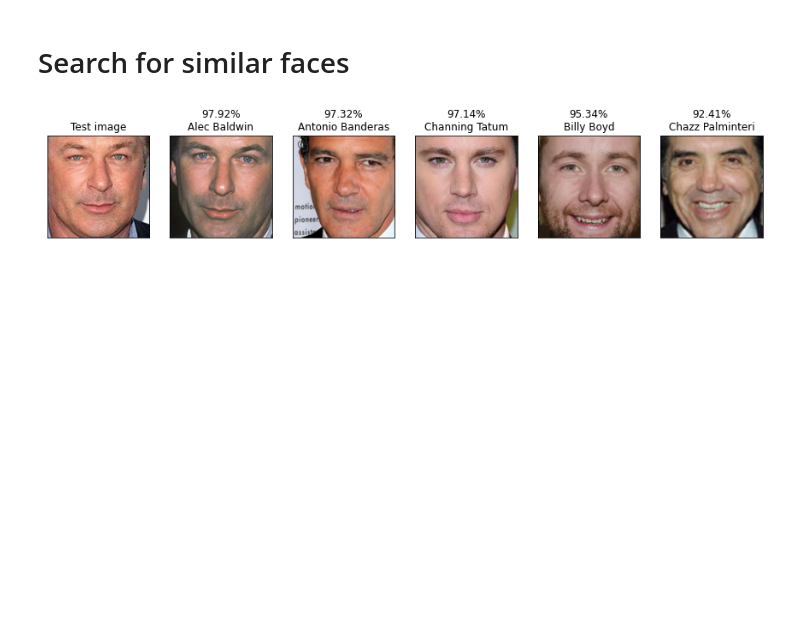
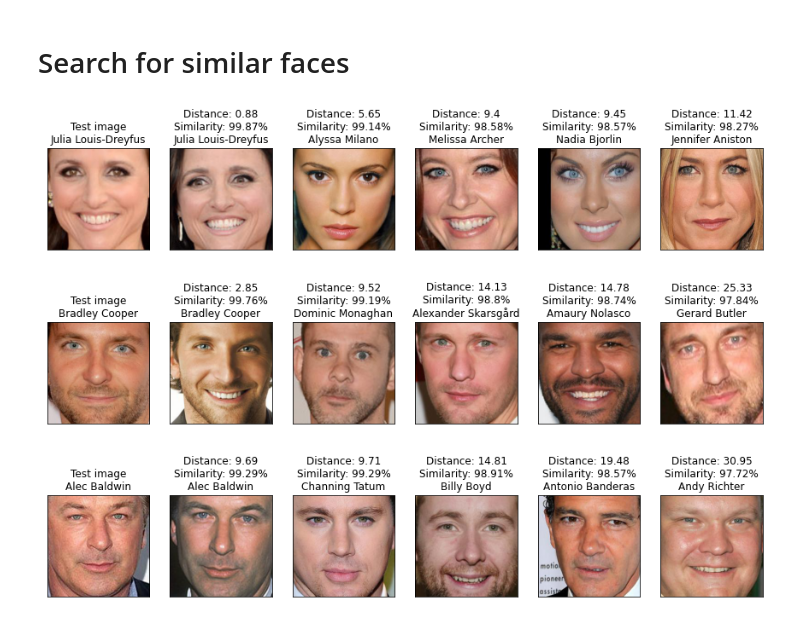
Before and after one commit to ArtemAvanesov/Face-recognition, a Jupyter notebook: face_recognition_resnet.ipynb, the cells around one changed output. Drawn from its saved outputs; the diff is of its cells as text; code cells hidden in the pictures; blank space fills up the shorter version.

```diff
--- a/face_recognition_resnet.ipynb
+++ b/face_recognition_resnet.ipynb
@@ -377,27 +377,30 @@ def search_similar_person(index_test_person_in_metadata = 6):
     distance = []
     for j in range(0,len(saved_embeddings[i]),1):
       distance.append(np.sum((test_embedding[0] - saved_embeddings[i][j][0])**2))
-    mean_dist.append(np.mean(distance))
+    mean_dist.append(np.min(distance))
 
   sorted_dist = sorted(mean_dist)
   mean_dist = np.array(mean_dist)
   images = []
   names = []
 
-  names.append("Test image")
+  names.append("Test image\n" + metadata_test[index_test_person_in_metadata,2])
   images.append(test_face)
   for i in range(0,5,1):
     index_person = np.where(mean_dist == sorted_dist[i])
     percent_similar = (sorted_dist[i])/((sorted_dist[-1])/100)
     name = saved_names[index_person][0]
     images.append(io.imread(image_path + "/" + str(metadata_saved[[np.where(metadata_saved[:,2] == name)][0][0][0],0]) + ".jpg"))
-    names.append(str(round(100 - percent_similar,2)) + "%\n" + name)
+    names.append("Distance: " + str(round(sorted_dist[i],2)) + "\n" + "Similarity: " + str(round(100 - percent_similar,2)) + "%\n" + name)
 
   fix,axes = plt.subplots(1,6, figsize=(15,4), subplot_kw={'xticks':(),'yticks':()})
   for name, image, ax in zip(names, images, axes.ravel()):
       ax.imshow(image)
       ax.set_title(name)
-# %%
-search_similar_person(6)
-# %% [output]
-[figure, removed]
+# %%
+for i in range(4,7,1):
+  search_similar_person(i)
+# %% [output]
+[figure, added]
+[figure, added]
+[figure, added]
```
